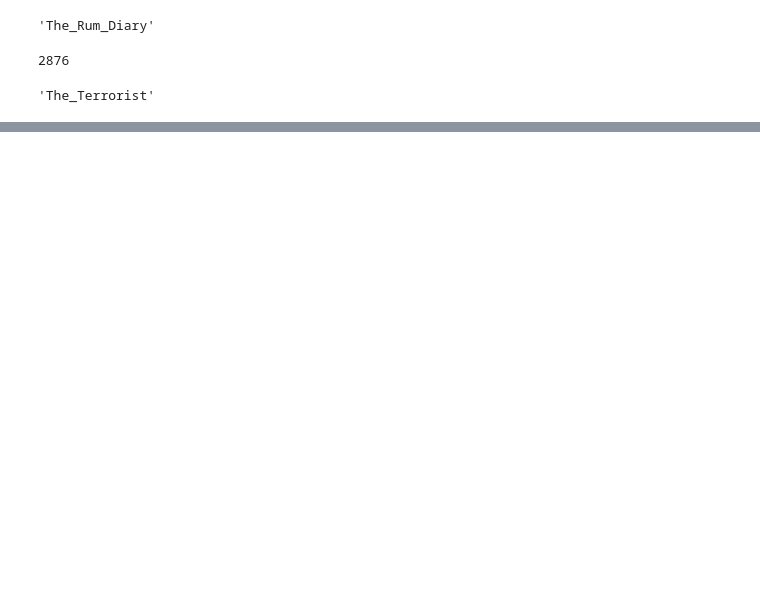
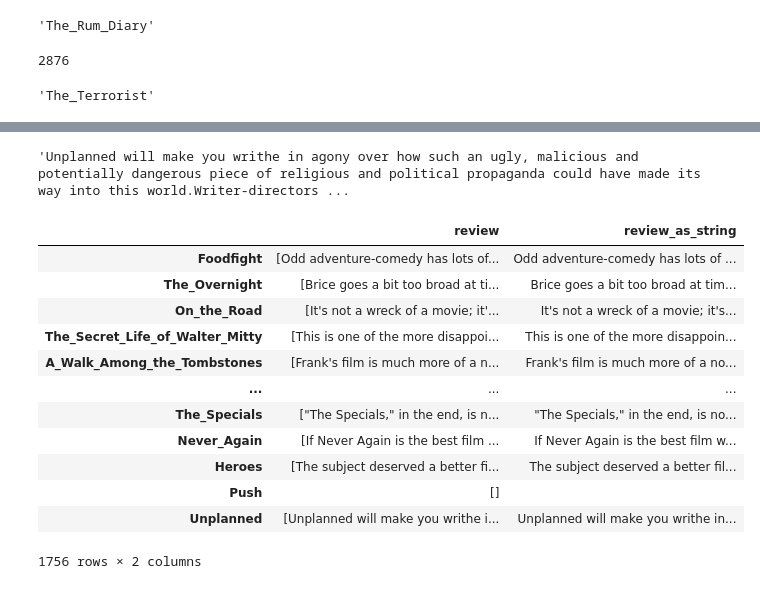
Before and after one commit to mdetiberiis01/Movie-Months, a Jupyter notebook: Web_Scrape.ipynb, the cells around one changed output, grey strips where cells are left out. Drawn from its saved outputs; the diff is of its cells as text; code cells hidden in the pictures; blank space fills up the shorter version.

Commit message:
Profit&SentData

```diff
--- a/Web_Scrape.ipynb
+++ b/Web_Scrape.ipynb
@@ -168,0 +110,6 @@ movie_df.head()
+# %%
+reviews_df = pd.DataFrame(di)
+
+#swap rows and columns
+
+df_t = reviews_df.T
@@ -168,0 +143,4 @@ movie_df.head()
+# %%
+listToString(clean_reviews)
+# %% [output]
+'Unplanned will make you writhe in agony over how such an ugly, malicious and potentially dangerous piece of religious and political propaganda could have made its way into this world.Writer-directors ...
@@ -168,0 +149,16 @@ movie_df.head()
+# %%
+df_t
+# %% [output]
+|  | review | review_as_string |
+| Foodfight | [Odd adventure-comedy has lots of... | Odd adventure-comedy has lots of ... |
+| The_Overnight | [Brice goes a bit too broad at ti... | Brice goes a bit too broad at tim... |
+| On_the_Road | [It's not a wreck of a movie; it'... | It's not a wreck of a movie; it's... |
+| The_Secret_Life_of_Walter_Mitty | [This is one of the more disappoi... | This is one of the more disappoin... |
+| A_Walk_Among_the_Tombstones | [Frank's film is much more of a n... | Frank's film is much more of a no... |
+| ... | ... | ... |
+| The_Specials | ["The Specials," in the end, is n... | "The Specials," in the end, is no... |
+| Never_Again | [If Never Again is the best film ... | If Never Again is the best film w... |
+| Heroes | [The subject deserved a better fi... | The subject deserved a better fil... |
+| Push | [] |  |
+| Unplanned | [Unplanned will make you writhe i... | Unplanned will make you writhe in... |
+1756 rows × 2 columns
```
Also changed, not shown: parts of 22 cells of this notebook, 1 other file.
